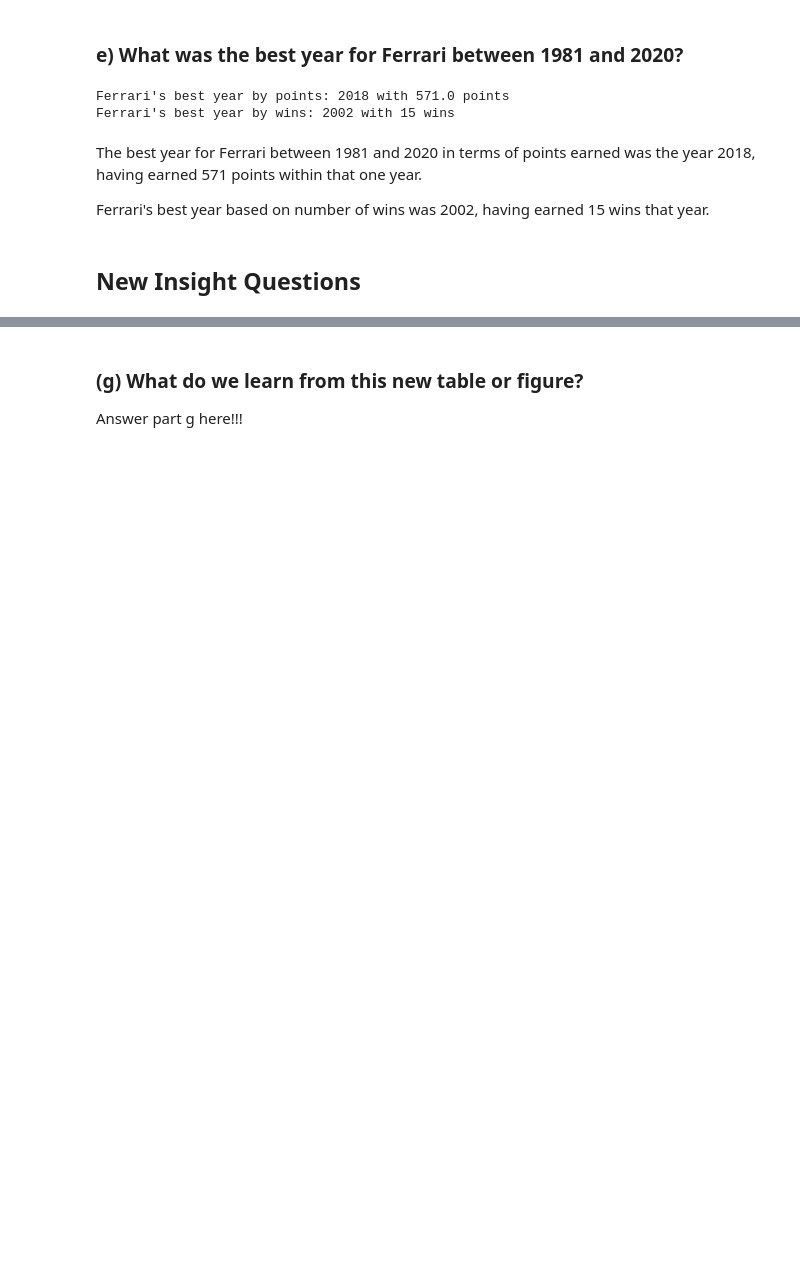
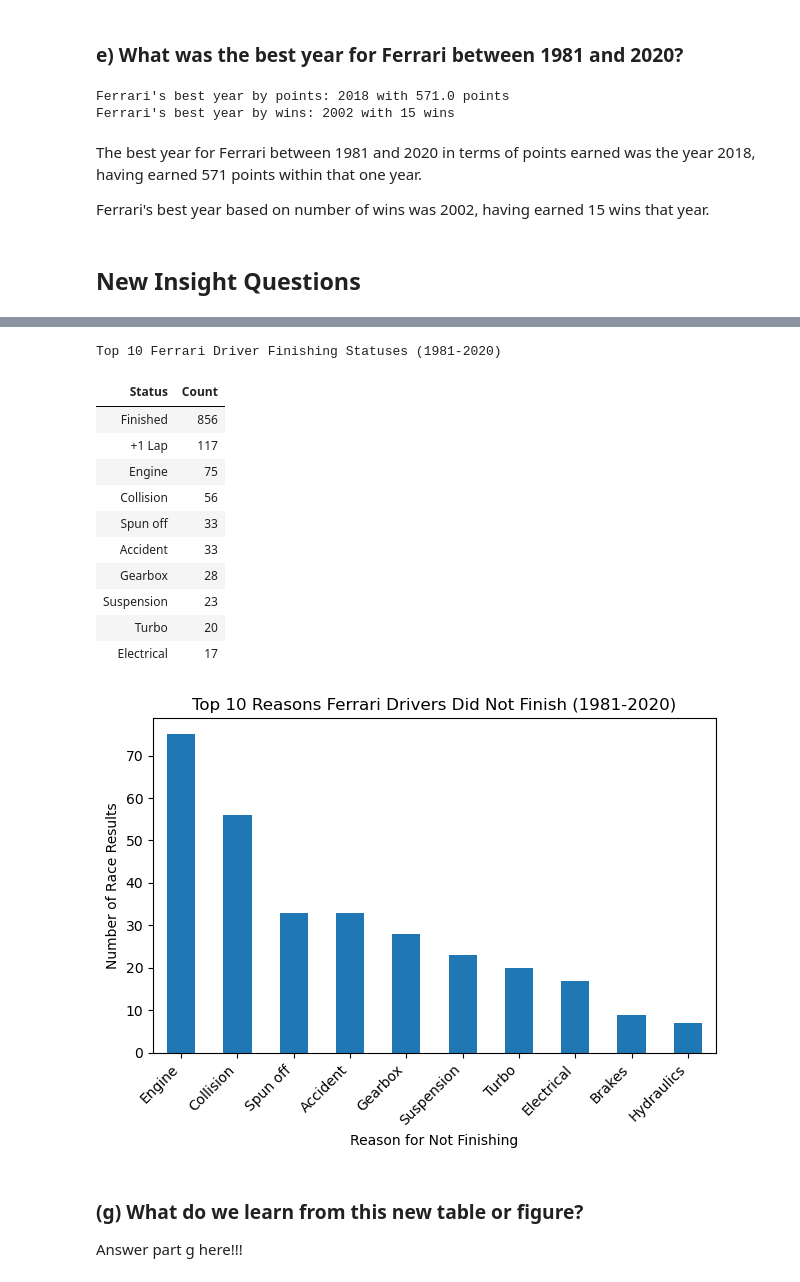
Before and after one commit to maxinehb/datasci530fall2026, a Jupyter notebook: Assignment 2/Assignment2.ipynb, the cells around one changed output, grey strips where cells are left out. Saved outputs shown, nothing was run; the diff lists cells and outputs as text; code cells hidden in the pictures; blank space fills up the shorter version.

```diff
--- a/Assignment 2/Assignment2.ipynb
+++ b/Assignment 2/Assignment2.ipynb
@@ -242,3 +215,61 @@ Name: count, dtype: int64
+# %%
+# Add finishing status information to the Ferrari dataframe from part (d)
+ferrari_status = ferrari.merge(
+    status[['statusId', 'status']],
+    on='statusId'
+)
+
+# Count each Ferrari finishing status from 1981-2020
+status_counts = ferrari_status['status'].value_counts().reset_index()
+
+# Give the columns clearer names
+status_counts.columns = ['Status', 'Count']
+
+# Pretty table: Top 10 statuses overall
+top_10_status = status_counts.head(10)
+
+display(
+    top_10_status.style
+    .hide(axis='index')
+    .set_caption('Top 10 Ferrari Driver Finishing Statuses (1981-2020)')
+)
+
+# Bar chart: Top 10 reasons for not finishing
+# Remove statuses that represent finishing
+not_finished = status_counts[
+    (status_counts['Status'] != 'Finished') &
+    (status_counts['Status'] != '+1 Lap') &
+    (status_counts['Status'] != '+2 Laps')
+]
+
+# Plot the top 10 reasons for not finishing
+not_finished.head(10).plot(
+    kind='bar',
+    x='Status',
+    y='Count',
+    legend=False
+)
+
+plt.title('Top 10 Reasons Ferrari Drivers Did Not Finish (1981-2020)')
+plt.xlabel('Reason for Not Finishing')
+plt.ylabel('Number of Race Results')
+plt.xticks(rotation=45, ha='right')
+plt.tight_layout()
+plt.show()
+# %% [output]
+Top 10 Ferrari Driver Finishing Statuses (1981-2020)
+| Status | Count |
+| Finished | 856 |
+| +1 Lap | 117 |
+| Engine | 75 |
+| Collision | 56 |
+| Spun off | 33 |
+| Accident | 33 |
+| Gearbox | 28 |
+| Suspension | 23 |
+| Turbo | 20 |
+| Electrical | 17 |
+[figure, added]
 # %% [markdown]
 ### (g) What do we learn from this new table or figure?
 Answer part g here!!!
```
Also changed, not shown: parts of 2 cells of this notebook.
